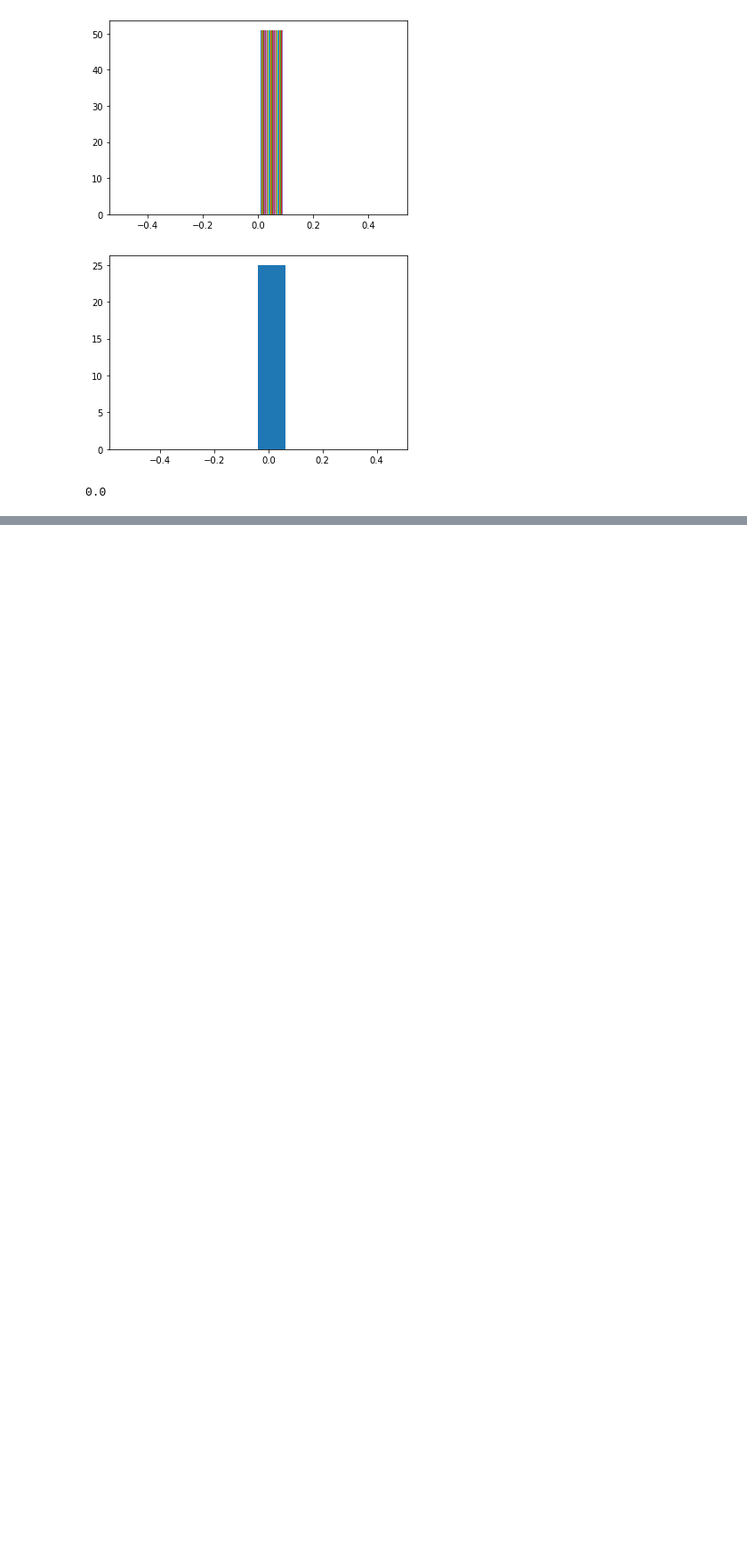
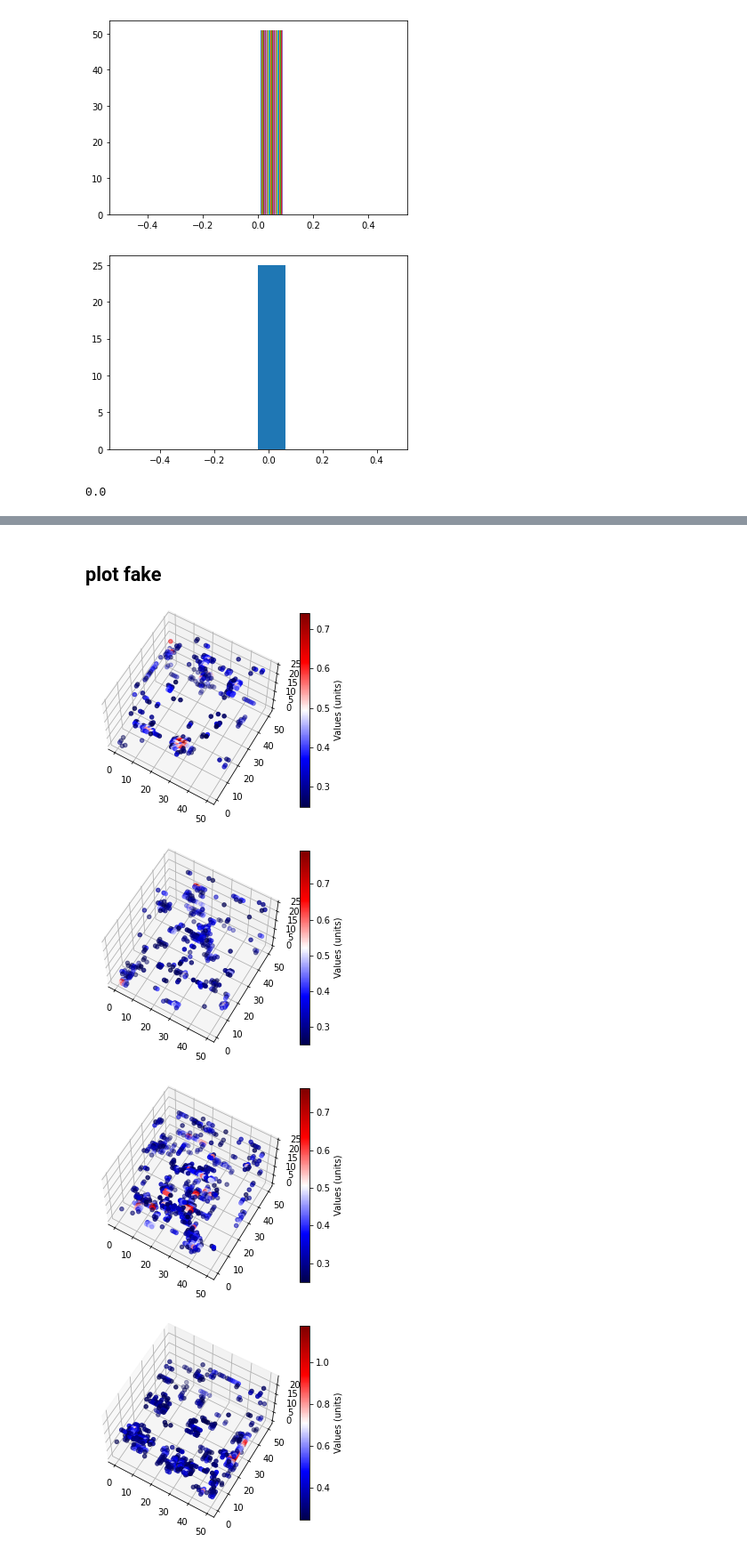
Before and after one commit to adelC/3Dgan, a Jupyter notebook: ipynb/AnglePGAN_Analysis.ipynb, the cells around one changed output, grey strips where cells are left out. Shown at 89% size. Saved outputs shown, nothing was run; the diff lists cells and outputs as text; code cells hidden in the pictures; blank space fills up the shorter version.

```diff
--- a/ipynb/AnglePGAN_Analysis.ipynb
+++ b/ipynb/AnglePGAN_Analysis.ipynb
@@ -287,0 +346,10 @@ NameError: name 'imgs3d' is not defined
+# %% [markdown]
+## plot fake
+# %%
+for i in np.arange(1,32,8):
+    scatter3d(fake_imgs3d,i,True,0.25,60,'seismic')
+# %% [output]
+[figure, added]
+[figure, added]
+[figure, added]
+[figure, added]
```
Also changed, not shown: parts of 17 cells of this notebook.
